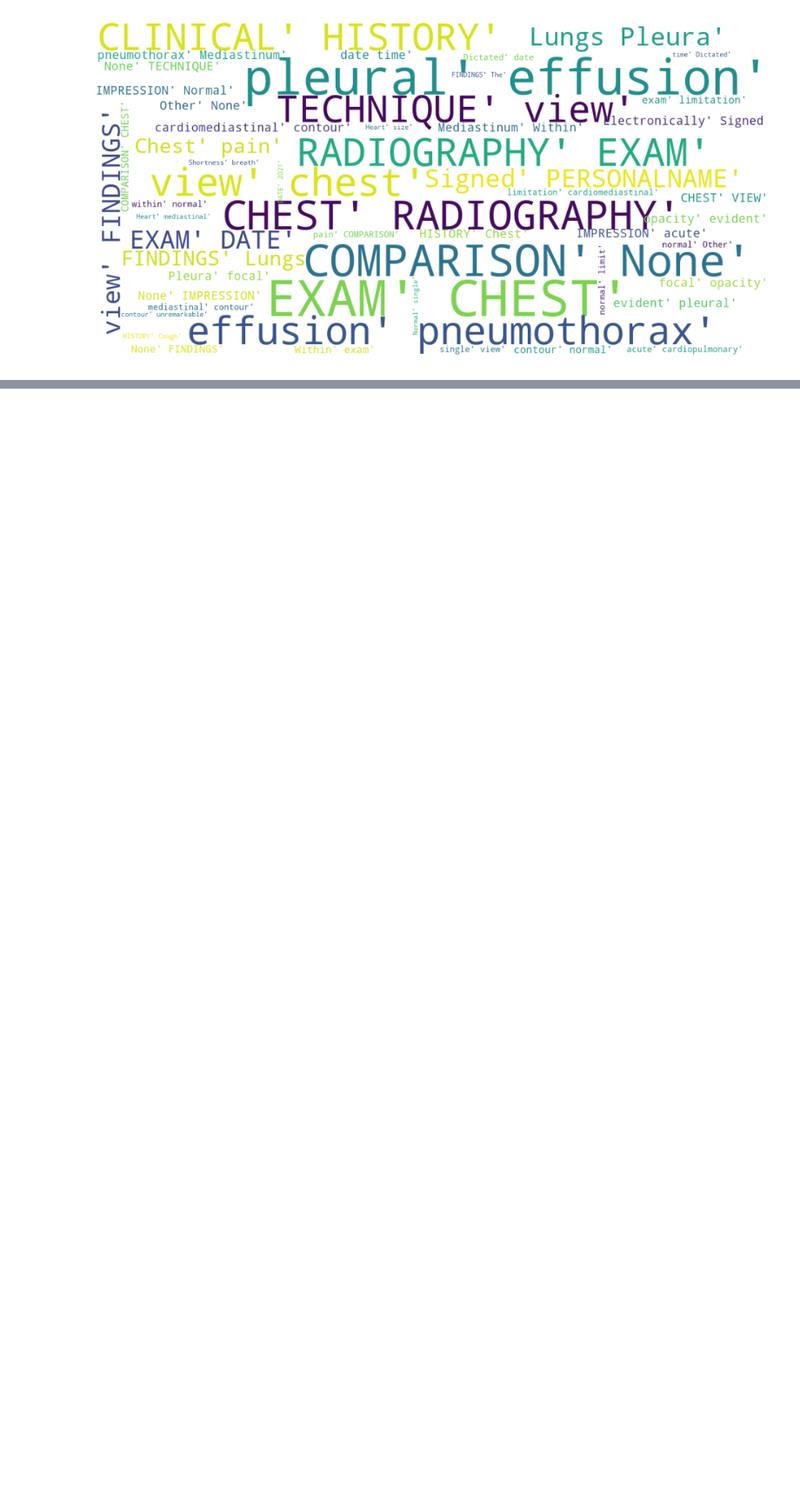
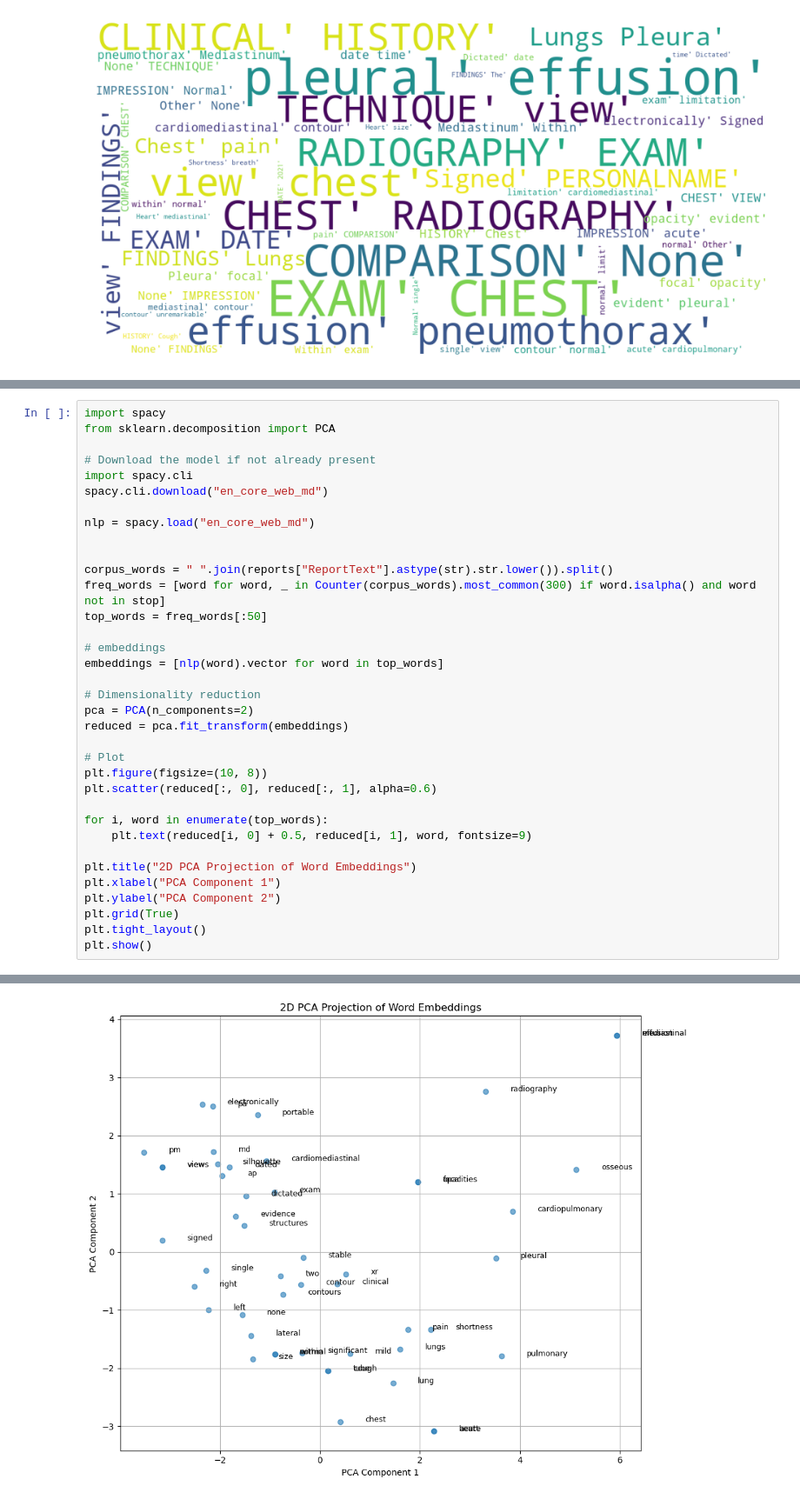
Before and after one commit to mousdid/open_avenues_build_medical_nlp, a Jupyter notebook: notebooks/EDA.ipynb, the cells around one changed output, grey strips where cells are left out. Shown: that part at 87% size. Drawn from its saved outputs; the diff is of its cells as text; blank space fills up the shorter version.

```diff
--- a/notebooks/EDA.ipynb
+++ b/notebooks/EDA.ipynb
@@ -326,0 +488,36 @@ show_wordcloud(corpus)
+# %%
+import spacy
+from sklearn.decomposition import PCA
+
+# Download the model if not already present
+import spacy.cli
+spacy.cli.download("en_core_web_md")
+
+nlp = spacy.load("en_core_web_md")
+
+
+corpus_words = " ".join(reports["ReportText"].astype(str).str.lower()).split()
+freq_words = [word for word, _ in Counter(corpus_words).most_common(300) if word.isalpha() and word not in stop]
+top_words = freq_words[:50]
+
+# embeddings
+embeddings = [nlp(word).vector for word in top_words]
+
+# Dimensionality reduction
+pca = PCA(n_components=2)
+reduced = pca.fit_transform(embeddings)
+
+# Plot
+plt.figure(figsize=(10, 8))
+plt.scatter(reduced[:, 0], reduced[:, 1], alpha=0.6)
+
+for i, word in enumerate(top_words):
+    plt.text(reduced[i, 0] + 0.5, reduced[i, 1], word, fontsize=9)
+
+plt.title("2D PCA Projection of Word Embeddings")
+plt.xlabel("PCA Component 1")
+plt.ylabel("PCA Component 2")
+plt.grid(True)
+plt.tight_layout()
+plt.show()
+# %% [output]
@@ -326,0 +530 @@ show_wordcloud(corpus)
+[figure, added]
```
Also changed, not shown: parts of 23 cells of this notebook.
